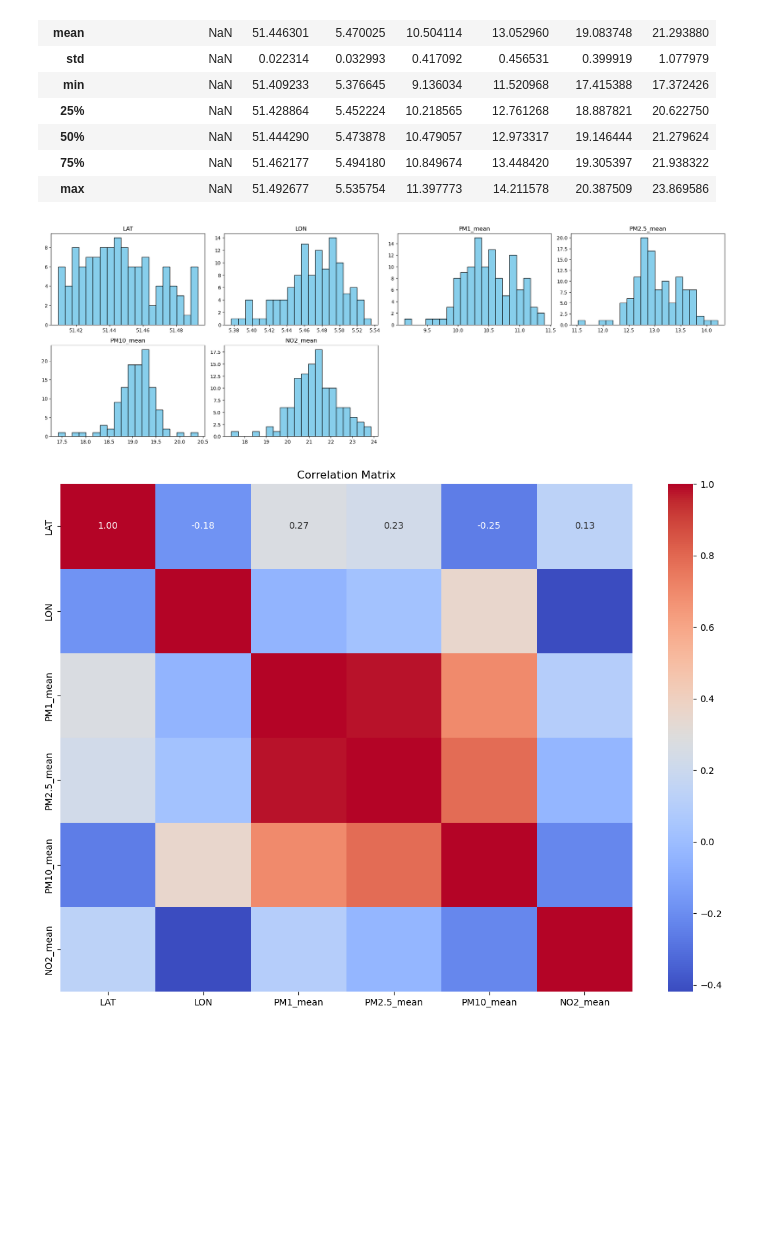
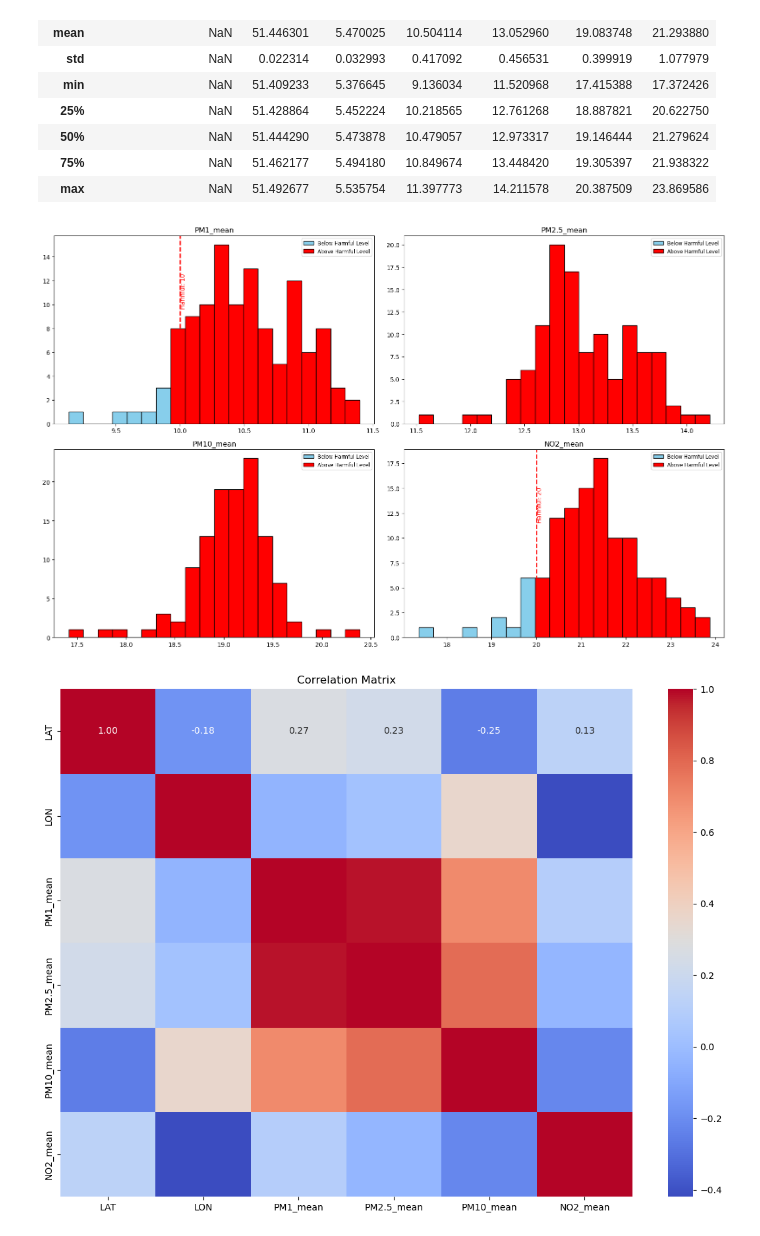
Before and after one commit to GuiOliv/EindhovenClimateInequality, a Jupyter notebook: Notebooks/EDA.ipynb, the cells around one changed output. Drawn from its saved outputs; the diff is of its cells as text; code cells hidden in the pictures; blank space fills up the shorter version.

```diff
--- a/Notebooks/EDA.ipynb
+++ b/Notebooks/EDA.ipynb
@@ -109,38 +109,72 @@ df.describe(include='all')
 | max | NaN | 51.492677 | 5.535754 | 11.397773 | 14.211578 | 20.387509 | 23.869586 |
 # %%
 HAMRFUL_LEVELS = {
-    'PM1': 35,
-    'PM2.5': 35,
-    'PM10': 54,
-    'NO2': 200
+    'PM1': 10,
+    'PM2.5': 10,
+    'PM10': 20,
+    'NO2': 20
 }
 # %%
 numeric_cols = df.select_dtypes(include=[np.number]).columns.tolist()
 # %%
-fig, axes = plt.subplots(5, 4, figsize=(20, 16))
+plot_cols = [col for col in numeric_cols if col not in ['LAT', 'LON']]
+
+from matplotlib.patches import Patch
+
+fig, axes = plt.subplots(2, 2, figsize=(16, 10))
 axes = axes.flatten()
 
-for i, col in enumerate(numeric_cols):
+for i, col in enumerate(plot_cols):
     ax = axes[i]
-    data = df[col]
-    ax.hist(data, bins=20, color='skyblue', edgecolor='black')
+    data = df[col].dropna()
+    pollutant = None
+    threshold = None
+    for pol in HAMRFUL_LEVELS:
+        if pol in col:
+            pollutant = pol
+            threshold = HAMRFUL_LEVELS[pol]
+            break
+
+    bins = 20
+    counts, bin_edges = np.histogram(data, bins=bins)
+    bar_colors = ['skyblue'] * bins
+
+    if threshold is not None:
+        for j in range(bins):
+            if bin_edges[j] < threshold < bin_edges[j+1]:
+                bar_colors[j] = 'red'
+            elif bin_edges[j] >= threshold:
+                bar_colors[j] = 'red'
+
+    for j in range(bins):
+        ax.bar(
+            (bin_edges[j] + bin_edges[j+1]) / 2,
+            counts[j],
+            width=(bin_edges[j+1] - bin_edges[j]),
+            color=bar_colors[j],
+            edgecolor='black',
+            align='center'
+        )
     ax.set_title(col)
 
-    for pollutant in HAMRFUL_LEVELS:
-        if pollutant in col:
-            threshold = HAMRFUL_LEVELS[pollutant]
-            if np.nanmin(data) <= threshold <= np.nanmax(data):
-                ax.axvline(threshold, color='red', linestyle='--', linewidth=2)
-                ax.text(threshold, ax.get_ylim()[1]*0.8, f'Harmful: {threshold}', color='red', rotation=90, va='top')
-            break
+    if threshold is not None and np.nanmin(data) <= threshold <= np.nanmax(data):
+        ax.axvline(threshold, color='red', linestyle='--', linewidth=2, label=f'Harmful: {threshold}')
+        ax.text(threshold, ax.get_ylim()[1]*0.8, f'Harmful: {threshold}', color='red', rotation=90, va='top')
+
+    if threshold is not None:
+        legend_handles = [
+            Patch(facecolor='skyblue', edgecolor='black', label='Below Harmful Level'),
+            Patch(facecolor='red', edgecolor='black', label='Above Harmful Level')
+        ]
+        ax.legend(handles=legend_handles, loc='upper right', fontsize='small')
 
 for j in range(i+1, len(axes)):
     axes[j].set_visible(False)
 
 plt.tight_layout()
 plt.show()
 # %% [output]
-[figure, old version]
+[figure, new version]
 # %%
 plt.figure(figsize=(14, 10))
 sns.heatmap(df[numeric_cols].corr(), annot=True, cmap='coolwarm', fmt=".2f")
```
Also changed, not shown: parts of 3 cells of this notebook, 12 other files.
